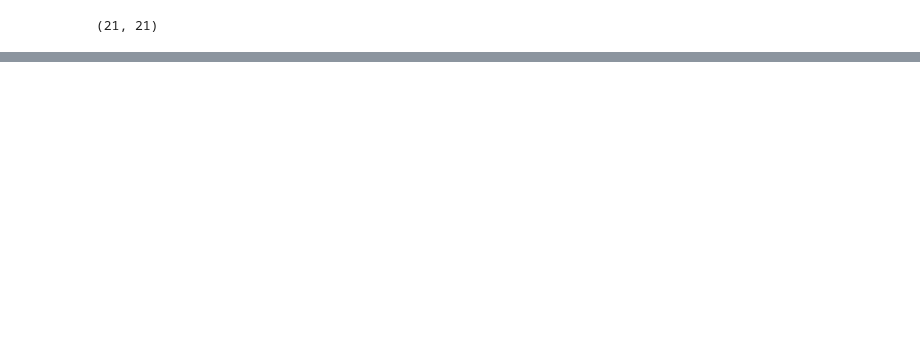
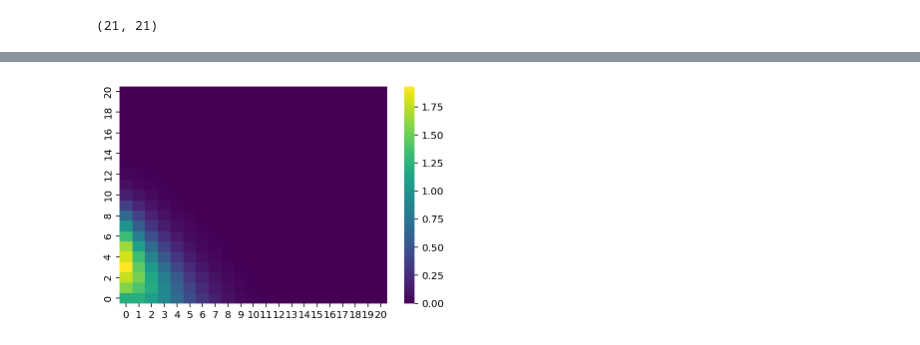
Before and after one commit to gerdm/reinforcement-learning, a Jupyter notebook: ch04/jacks-car-rental.ipynb, the cells around one changed output, grey strips where cells are left out. Saved outputs shown, nothing was run; the diff lists cells and outputs as text; code cells hidden in the pictures; blank space fills up the shorter version.

```diff
--- a/ch04/jacks-car-rental.ipynb
+++ b/ch04/jacks-car-rental.ipynb
@@ -161,14 +169,15 @@ $$
 # %%
 def p_transition_a(state_prime, state, action):
     dist = tfp.distributions.Skellam(λ_ret_a, λ_req_a)
-    return dist.prob(state_prime - state + a) * (0 >= state_prime) * (state_prime <= 20)
+    return dist.prob(state_prime - state + action) * (0 >= state_prime) * (state_prime <= 20)
 
 
 def p_transition_b(state_prime, state, action):
     dist = tfp.distributions.Skellam(λ_ret_b, λ_req_b)
-    return dist.prob(state_prime - state - a) * (0 >= state_prime) * (state_prime <= 20)
+    return dist.prob(state_prime - state - action) * (0 >= state_prime) * (state_prime <= 20)
 
 @jax.jit
-def p(sa_prime, sb_prime, n, sa, sb, action):
+def p(sa_prime, sb_prime, n_req, sa, sb, action):
     pois = tfp.distributions.Poisson(rate=λ_req_a + λ_req_b)
-    return p_transition_a(sa_prime, sa, action) * p_transition_b(sb_prime, sb, action) * pois.prob((n + 2 * a) / 10)
+    prob_req = pois.prob((n_req + 2 * action) / 10)
+    return p_transition_a(sa_prime, sa, action) * p_transition_b(sb_prime, sb, action) * prob_req
@@ -182,6 +200,6 @@ pv = jax.vmap(pv, (None, None, None, None, None, 0   ), out_axes=-1)
 
 
 # sa', sb', n, sa, sb, action
-p_grid = pv(vrange, vrange, vrange, vrange, vrange, arange)
+p_grid = pv(vrange, vrange, req_range, vrange, vrange, arange)
 # p_grid = p_grid / p_grid.sum(axis=0, keepdims=True).sum(axis=1, keepdims=True).sum(axis=2, keepdims=True)
 # %%
@@ -234,0 +249,9 @@ DeviceArray([[9.98772159e-02, 5.69735765e-02, 2.88221613e-02,
+# %%
+reward_value = array_reward[None, None, ...] + γ * value_array[..., None, None]
+for _ in range(20):
+    value_array = jnp.einsum("cab,ijkabc,ijkc->ab", policy, p_grid, reward_value)
+# %%
+ax = sns.heatmap(value_array, cmap="viridis")
+ax.invert_yaxis()
+# %% [output]
+[figure, added]
```
Also changed, not shown: parts of 20 cells of this notebook.
